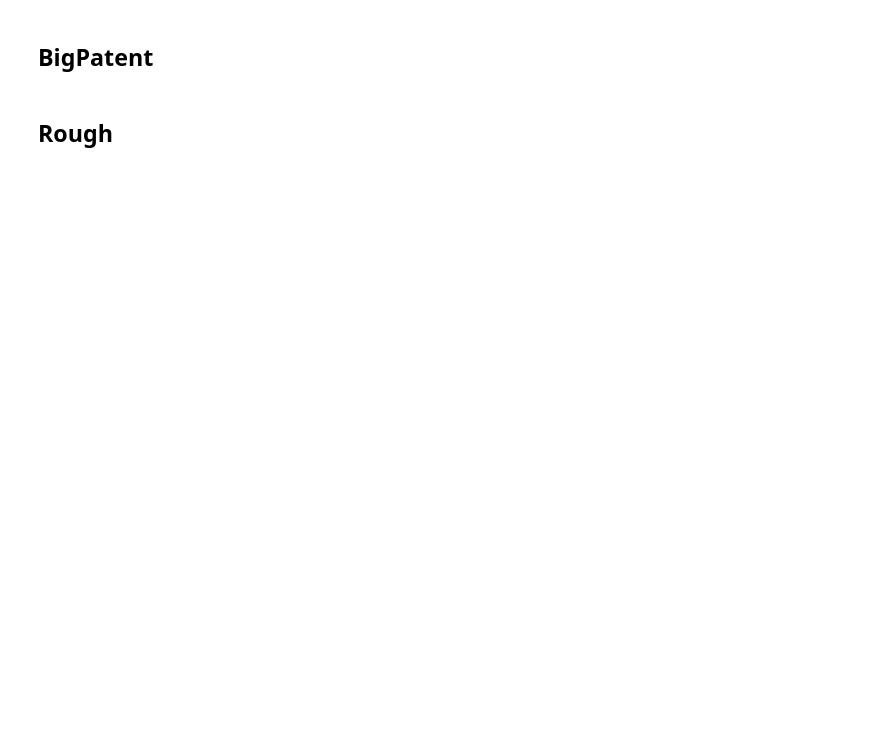
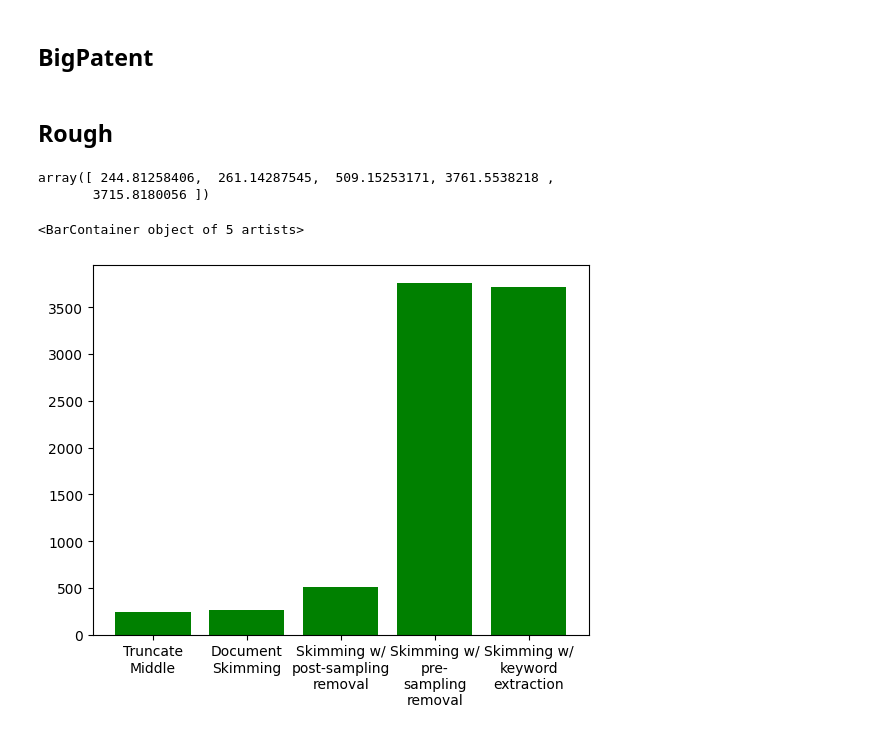
Before and after one commit to NamanChhibbar/LDS, a Jupyter notebook: temp.ipynb, the cells around one changed output. Saved outputs shown, nothing was run; the diff lists cells and outputs as text; code cells hidden in the pictures; blank space fills up the shorter version.

```diff
--- a/temp.ipynb
+++ b/temp.ipynb
@@ -215,5 +221,8 @@ print(gen_summaries[sort1[ind]])
 # %%
 with open(f"{data_dir}/pegasus-govreport.json") as fp:
 	results = json.load(fp)
-times = np.array(results["encoder_times"]) / results["num_texts"]
+times = (np.array(results["encoder_times"]) / results["num_texts"])[1:]
 times
+# %% [output]
+array([ 244.81258406,  261.14287545,  509.15253171, 3761.5538218 ,
+       3715.8180056 ])
@@ -221,0 +229,9 @@ plt.bar(range(len(times)), times)
+# %%
+plt.bar([
+	"Truncate\nMiddle", "Document\nSkimming",
+	"Skimming w/\npost-sampling\nremoval",
+	"Skimming w/\npre-\nsampling\nremoval", "Skimming w/\nkeyword\nextraction"
+], times, color="green")
+# %% [output]
+<BarContainer object of 5 artists>
+[figure, added]
```
Also changed, not shown: parts of 4 cells of this notebook, 5 other files.
